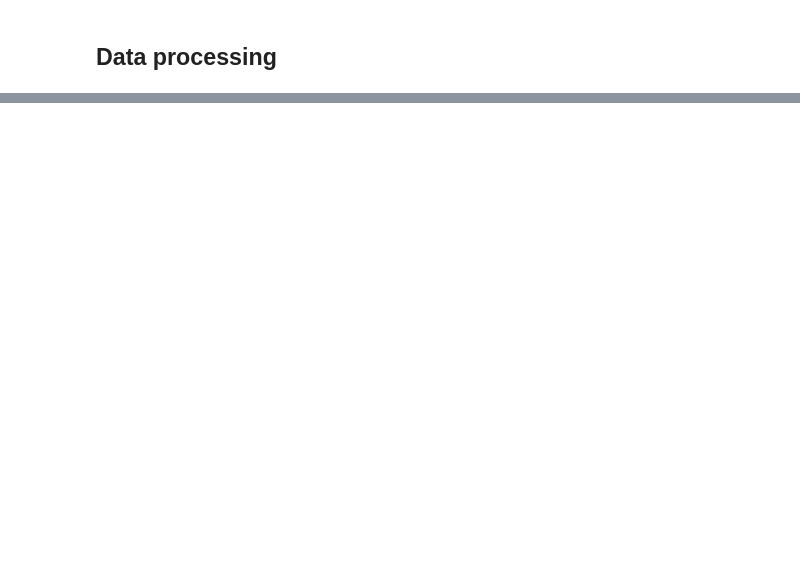
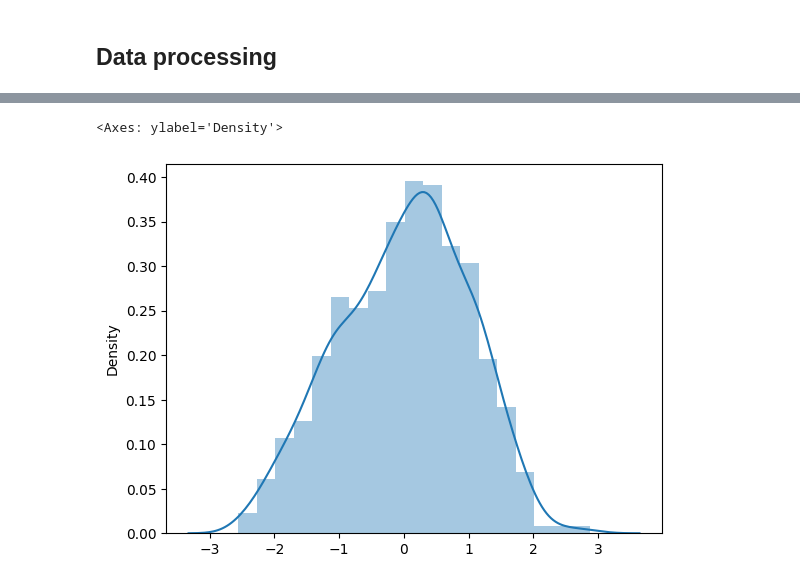
Before and after one commit to angelrodnah/DS_PT_09_2023, a Jupyter notebook: Machine_Learning/1-Supervisado/1-Regression/Kaggle1/Kaggle_ARN.ipynb, the cells around one changed output, grey strips where cells are left out. Cells and saved outputs as stored; diff of their text form; code cells hidden in the pictures; blank space fills up the shorter version.

```diff
--- a/Machine_Learning/1-Supervisado/1-Regression/Kaggle1/Kaggle_ARN.ipynb
+++ b/Machine_Learning/1-Supervisado/1-Regression/Kaggle1/Kaggle_ARN.ipynb
@@ -535,0 +477,18 @@ chequeator(submission)
+# %%
+import numpy as np
+from sklearn.pipeline import Pipeline
+from sklearn.compose import TransformedTargetRegressor
+from sklearn.preprocessing import FunctionTransformer, PowerTransformer, StandardScaler
+
+# Funciones de transformación
+log_transformer = FunctionTransformer(np.log, inverse_func=np.exp, validate=False)
+scaler = StandardScaler()
+
+# Pipeline de transformación
+transform_pipeline = Pipeline([
+    ('log', log_transformer),
+    ('scaler', scaler)
+])
+
+# Aplicar el pipeline al conjunto de entrenamiento
+y_t = pd.Series(transform_pipeline.fit_transform(y.values.reshape(-1, 1)).ravel(), index=y.index)
@@ -535,0 +509,5 @@ chequeator(submission)
+# %%
+sns.distplot(y_t)
+# %% [output]
+<Axes: ylabel='Density'>
+[figure, added]
```
Also changed, not shown: parts of 161 cells of this notebook, 9 other files.
